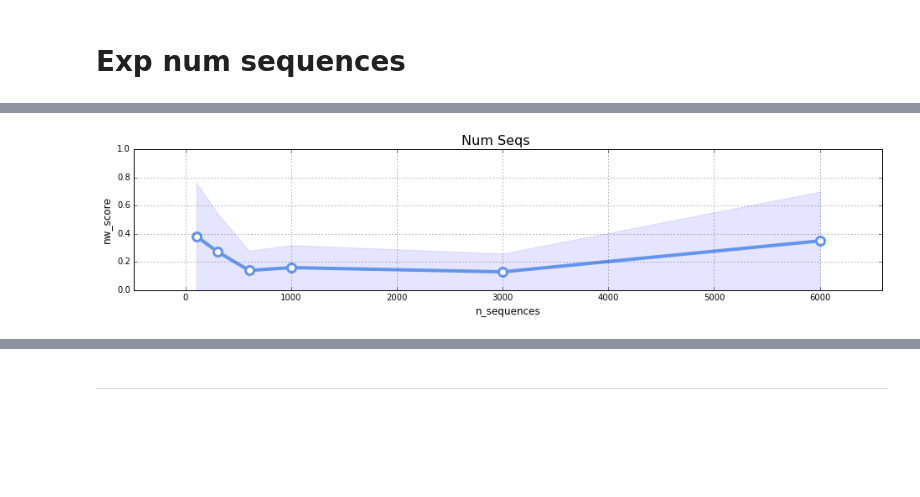
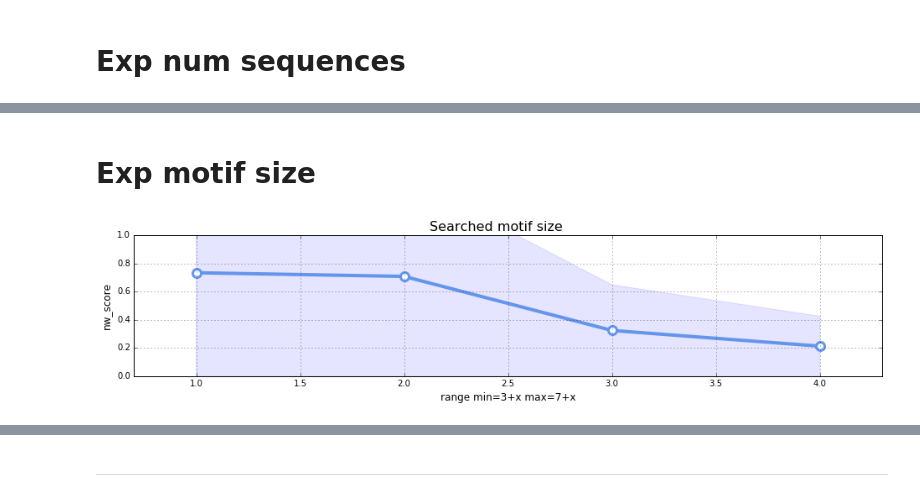
Before and after one commit to fabriziocosta/EDeN_examples, a Jupyter notebook: bioinf/motif/SMoD artificial-experiments.ipynb, the cells around one changed output, grey strips where cells are left out. Saved outputs shown, nothing was run; the diff lists cells and outputs as text; code cells hidden in the pictures; blank space fills up the shorter version.

```diff
--- a/bioinf/motif/SMoD artificial-experiments.ipynb
+++ b/bioinf/motif/SMoD artificial-experiments.ipynb
@@ -160,6 +162,6 @@ def plot_results(data, title='Experiment', xlabel='param', ylabel='values'):
 # %% [markdown]
 # Common settings
 # %%
-n_rep=5
+n_rep=10
 # %% [markdown]
 # Exp noise
@@ -299,19 +282,23 @@ def make_results(n_rep=n_rep):
         avg_scores=[]
         for rep in range(n_rep):
             avg_score = make_experiment(complexity=5,
-                                        motif_length=10,
+                                        motif_length=7,
                                         n_motives=3,
                                         sequence_length=50,
                                         n_sequences=param,
-                                        perturbation_prob=.4,
-                                        min_score=5,
-                                        min_freq=0.65,
-                                        min_cluster_size=10,
-                                        n_clusters=10,
-                                        min_subarray_size=5,
-                                        max_subarray_size=15,
+                                        perturbation_prob=.2,
+                                        min_score=4,
+                                        min_freq=0.5,
+                                        min_cluster_size=5,
+                                        n_clusters=20,
+                                        min_subarray_size=4,
+                                        max_subarray_size=10,
                                         similarity_threshold=.5,
-                                        freq_threshold=0.01)
+                                        freq_threshold=None,
+                                        regex_th=.3,
+                                        sample_size=200,
+                                        std_threshold=None,
+                                        p_value=0.05)
             avg_scores.append(avg_score)
         val = np.mean(avg_scores)
         std = np.std(avg_scores)
@@ -327,30 +352,36 @@ Wall time: 9min
+# %% [markdown]
+# Exp motif size
 # %%
 %%time
 def make_results(n_rep=n_rep):
-    for param in [100,300,600,1000,3000,6000]:
+    for param in [1,2,3,4]:
         avg_scores=[]
         for rep in range(n_rep):
             avg_score = make_experiment(complexity=5,
-                                        motif_length=10,
+                                        motif_length=7,
                                         n_motives=3,
                                         sequence_length=50,
-                                        n_sequences=param,
-                                        perturbation_prob=.3,
+                                        n_sequences=1000,
+                                        perturbation_prob=.2,
                                         min_score=5,
                                         min_freq=0.65,
                                         min_cluster_size=10,
                                         n_clusters=10,
-                                        min_subarray_size=5,
-                                        max_subarray_size=15,
+                                        min_subarray_size=3+param,
+                                        max_subarray_size=7+param,
                                         similarity_threshold=.5,
-                                        freq_threshold=0.01)
+                                        freq_threshold=None,
+                                         regex_th=.3,
+                                        sample_size=200,
+                                        std_threshold=None,
+                                        p_value=0.05)
             avg_scores.append(avg_score)
         val = np.mean(avg_scores)
         std = np.std(avg_scores)
         yield param, val, std
 
 
 data = [(param, val, std) for param, val, std in make_results()]
-plot_results(data, title='Num Seqs', xlabel='n_sequences', ylabel='nw_score')
+plot_results(data, title='Searched motif size', xlabel='range min=3+x max=7+x', ylabel='nw_score')
 # %% [output]
-[figure, old version]
+[figure, new version]
```
Also changed, not shown: parts of 15 cells of this notebook, 2 other files.
